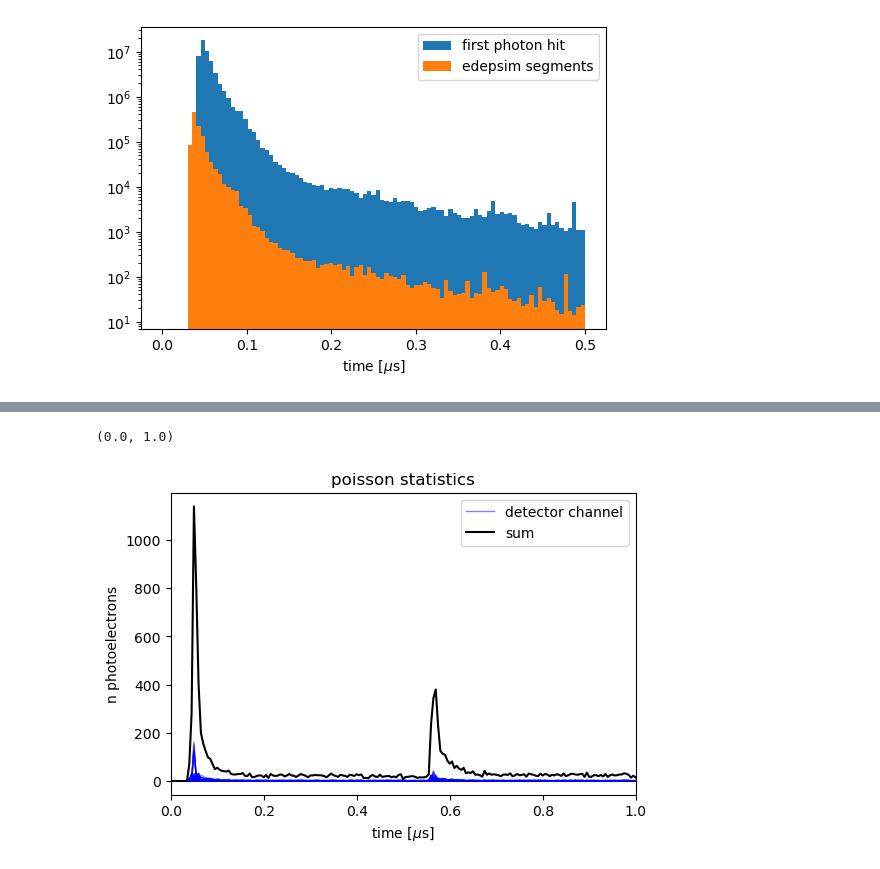
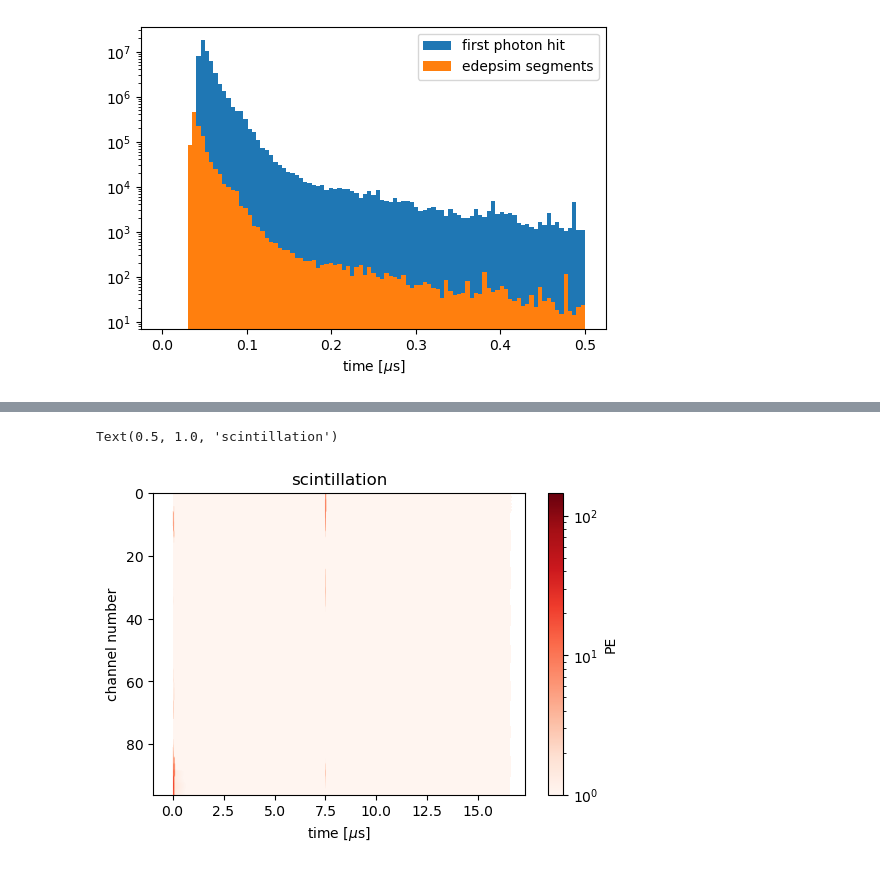
Before and after one commit to DUNE/larnd-sim, a Jupyter notebook: examples/Light signals.ipynb, the cells around one changed output, grey strips where cells are left out. Drawn from its saved outputs; the diff is of its cells as text; code cells hidden in the pictures.

```diff
--- a/examples/Light signals.ipynb
+++ b/examples/Light signals.ipynb
@@ -468,17 +475,14 @@ plt.xlim(0,1)
-# %%
-plt.figure(dpi=100)
-for idet in range(light_sample_inc_disc.shape[0]):
-    plt.plot(np.arange(light_sample_inc_disc.shape[1]) * LIGHT_TICK_SIZE + light_t_start, light_sample_inc_disc[idet].get(),
-             label='detector channel' if idet == 0 else None, color='b', lw=1, alpha=0.5)
-
-plt.plot(np.arange(light_sample_inc_disc.shape[1]) * LIGHT_TICK_SIZE + light_t_start, light_sample_inc_disc.sum(axis=0).get(),
-         label='sum', color='k')
-plt.xlabel(r'time [$\mu$s]')
-plt.ylabel('n photoelectrons')
-plt.legend()
-plt.title('poisson statistics')
-plt.xlim(0,1)
-# plt.yscale('log')
-# %% [output]
-(0.0, 1.0)
-[figure, removed]
+# %%
+plt.figure(dpi=100)
+plt.imshow(light_sample_inc_scint.get(), cmap='Reds',
+           norm=colors.LogNorm(1),
+           extent=(light_t_start,light_t_start+LIGHT_TICK_SIZE*light_sample_inc_scint.shape[1],light_sample_inc_scint.shape[0],0),
+           aspect='auto')
+plt.ylabel('channel number')
+plt.xlabel(r'time [$\mu$s]')
+plt.colorbar(label='PE')
+plt.title('scintillation')
+# plt.xlim(0,2.5)
+# %% [output]
+Text(0.5, 1.0, 'scintillation')
+[figure, added]
```
Also changed, not shown: parts of 19 cells of this notebook, 4 other files.
